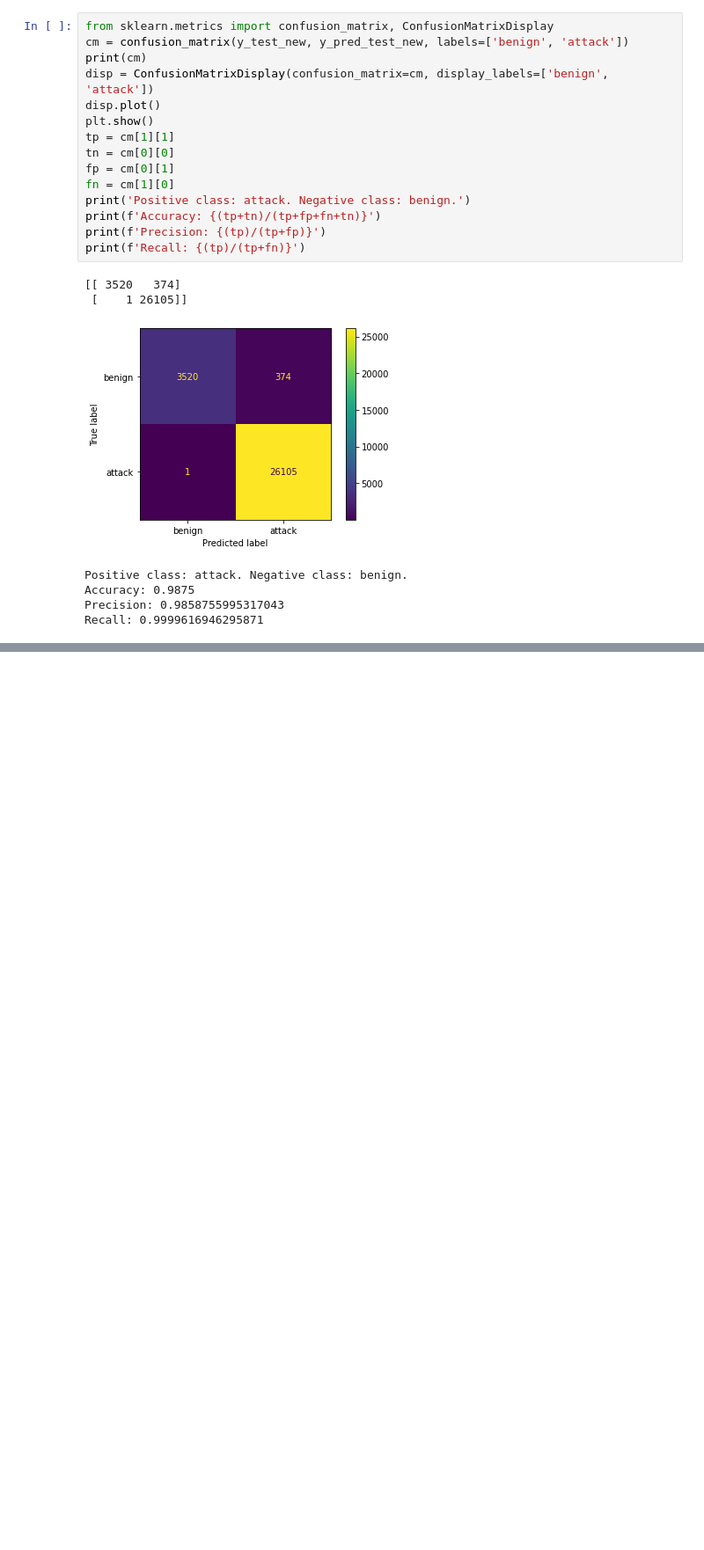
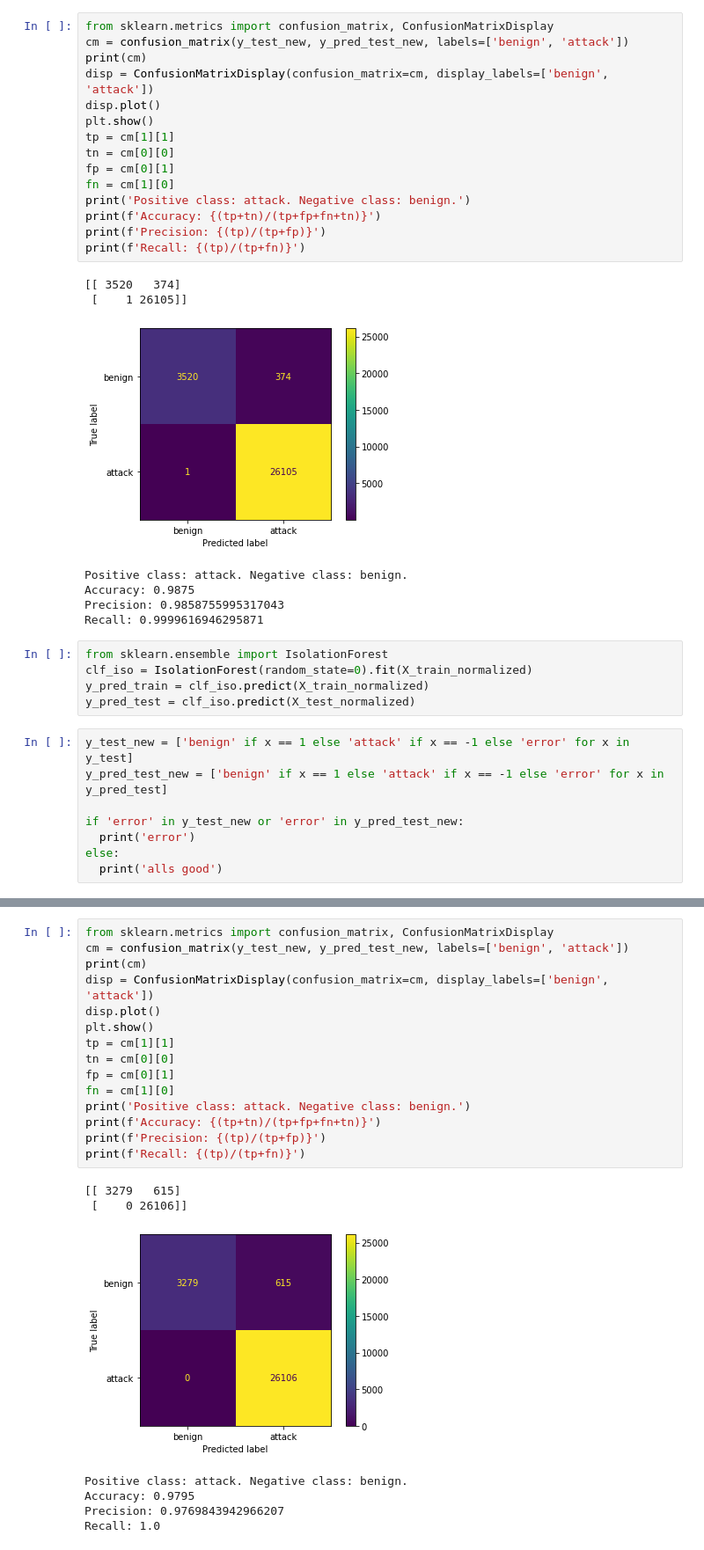
Before and after one commit to anEEStudent/EE4002D, a Jupyter notebook: fyp_notebook_standard_scalar.ipynb, the cells around one changed output, grey strips where cells are left out. Shown at 88% size. Cells and saved outputs as stored; diff of their text form; blank space fills up the shorter version.

Commit message:
added iso forest

```diff
--- a/fyp_notebook_standard_scalar.ipynb
+++ b/fyp_notebook_standard_scalar.ipynb
@@ -355,3 +408,16 @@ Positive class: attack. Negative class: benign.
 Accuracy: 0.9875
 Precision: 0.9858755995317043
 Recall: 0.9999616946295871
+# %%
+from sklearn.ensemble import IsolationForest
+clf_iso = IsolationForest(random_state=0).fit(X_train_normalized)
+y_pred_train = clf_iso.predict(X_train_normalized)
+y_pred_test = clf_iso.predict(X_test_normalized)
+# %%
+y_test_new = ['benign' if x == 1 else 'attack' if x == -1 else 'error' for x in y_test]
+y_pred_test_new = ['benign' if x == 1 else 'attack' if x == -1 else 'error' for x in y_pred_test]
+
+if 'error' in y_test_new or 'error' in y_pred_test_new:
+  print('error')
+else:
+  print('alls good')
@@ -357,0 +443,23 @@ Recall: 0.9999616946295871
+# %%
+from sklearn.metrics import confusion_matrix, ConfusionMatrixDisplay
+cm = confusion_matrix(y_test_new, y_pred_test_new, labels=['benign', 'attack'])
+print(cm)
+disp = ConfusionMatrixDisplay(confusion_matrix=cm, display_labels=['benign', 'attack'])
+disp.plot()
+plt.show()
+tp = cm[1][1]
+tn = cm[0][0]
+fp = cm[0][1]
+fn = cm[1][0]
+print('Positive class: attack. Negative class: benign.')
+print(f'Accuracy: {(tp+tn)/(tp+fp+fn+tn)}')
+print(f'Precision: {(tp)/(tp+fp)}')
+print(f'Recall: {(tp)/(tp+fn)}')
+# %% [output]
+[[ 3279   615]
+ [    0 26106]]
+[figure, added]
+Positive class: attack. Negative class: benign.
+Accuracy: 0.9795
+Precision: 0.9769843942966207
+Recall: 1.0
```
Also changed, not shown: parts of 8 cells of this notebook.
